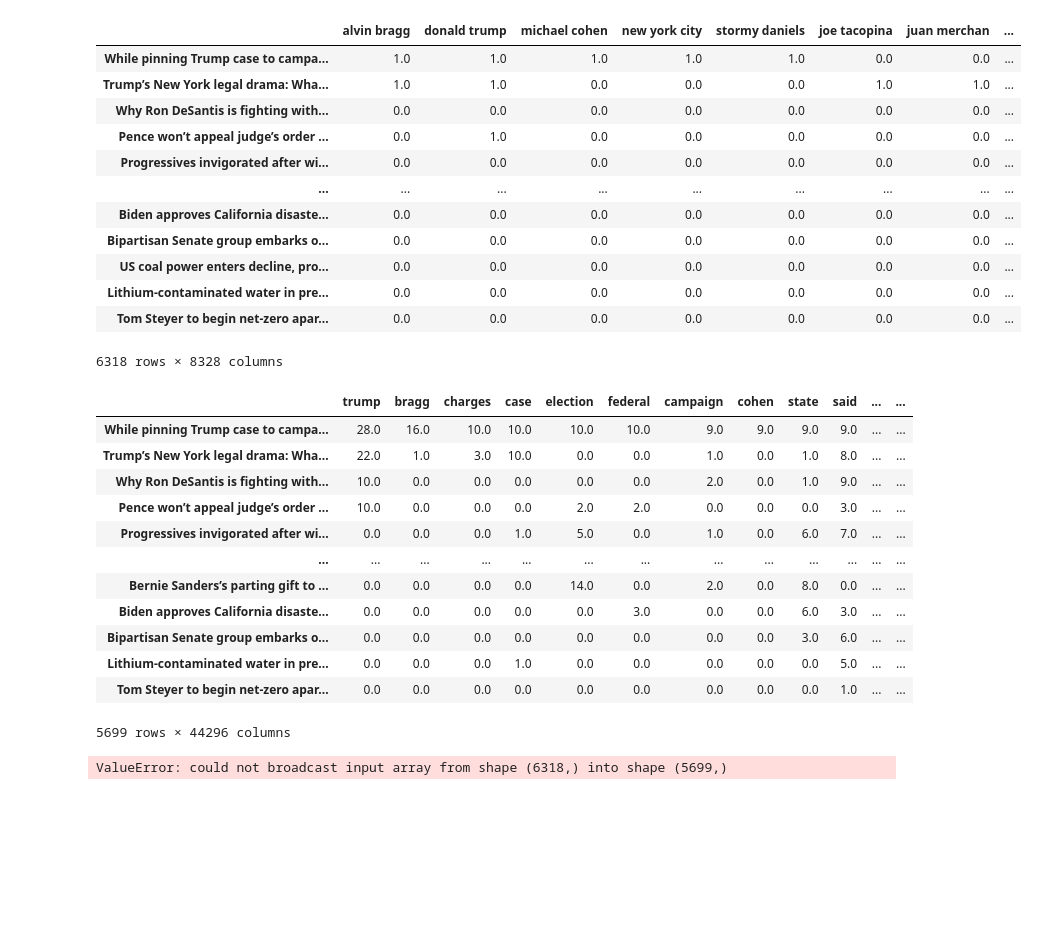
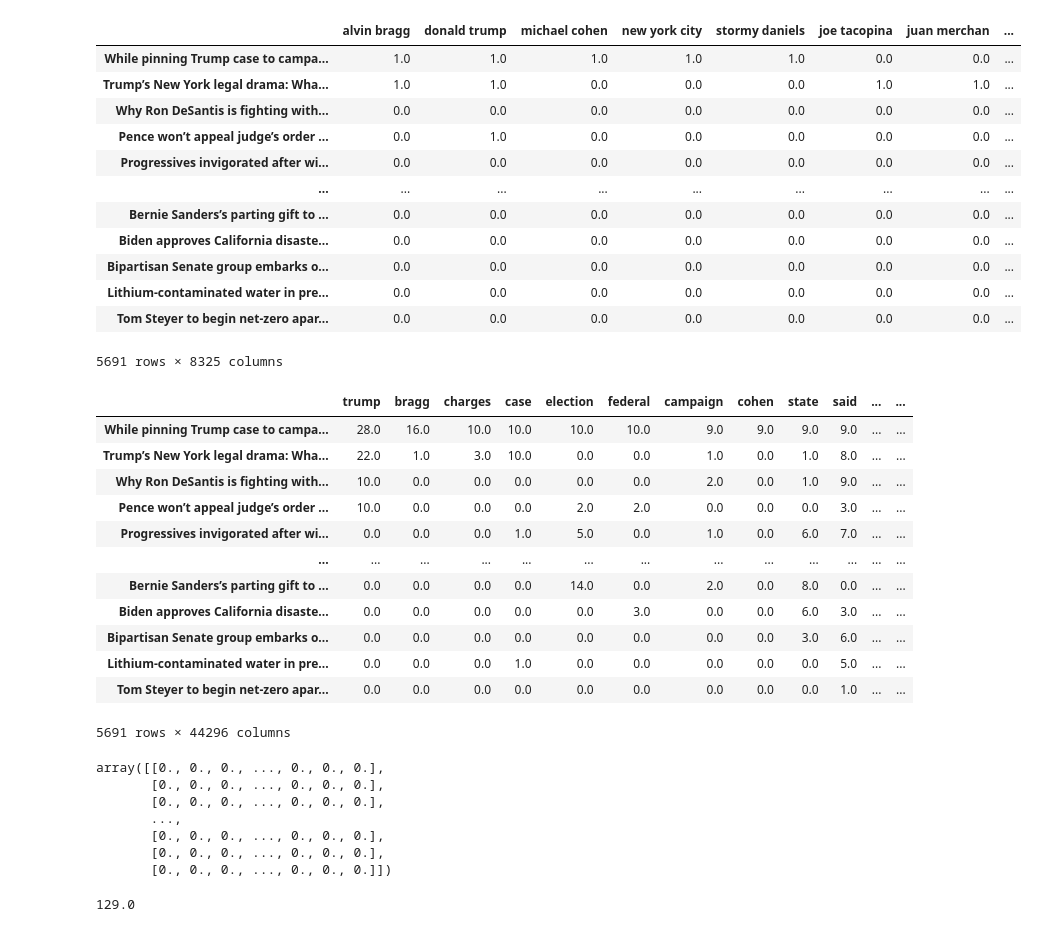
Before and after one commit to ZhafranBahij/real-time-automatic-tag, a Jupyter notebook: jupyter_ver_mk2.ipynb, the cells around one changed output. Drawn from its saved outputs; the diff is of its cells as text; code cells hidden in the pictures; blank space fills up the shorter version.

```diff
--- a/jupyter_ver_test copy.ipynb
+++ b/jupyter_ver_mk2.ipynb
@@ -1,5 +1,5 @@
 # %%
-import data_from_database as dfd
+import data_from_database_mk2 as dfd
 import nltk
 import numpy
 import pandas
@@ -9,11 +9,7 @@ from nltk.corpus import stopwords
 from nltk.tokenize import word_tokenize
 
 # Mengambil data dari database
-dataset_document_word, dataset_tag_document = dfd.get_data()
-# dataset_tag_document = dfd.get_document_and_tag()
-
-# Tempat untuk menghitung banyaknya word dalam suatu dokumen
-dataframe_document_word = []
+dataset_document = dfd.get_data()
 
 def wordProcessing(content_article):
     """
@@ -44,20 +40,23 @@ def documentWordProcessing(content_article, title_article):
     )
     return datafr
 # %%
-def document_tag_processing(dataset_tag_document):
-  title_before = dataset_tag_document[0][1]
+def document_processing(dataset_document):
+  title_before = dataset_document[0][1]
+  dataframe_document_word = []
+  dataframe_document_word.append(documentWordProcessing(dataset_document[0][2], dataset_document[0][1]))
 
   tag_dictionary = {}
   # Tempat untuk menghitung banyaknya tag dalam suatu dokumen
   dataframe_document_tag = []
 
-  for data in dataset_tag_document:
+  for data in dataset_document:
     # Jika judul dokumen berbeda dengan row sebelumnya
     if title_before != data[1]:
       datafr = pandas.DataFrame(tag_dictionary,
           index=[title_before]
       )
       dataframe_document_tag.append(datafr)
+      dataframe_document_word.append(documentWordProcessing(data[2], data[1]))
       title_before = data[1]
       tag_dictionary.clear()
 
@@ -69,30 +68,28 @@ def document_tag_processing(dataset_tag_document):
   dataframe_document_tag.append(datafr)
   tag_dictionary.clear()
 
-  return dataframe_document_tag
+  return dataframe_document_tag, dataframe_document_word
+# %%
+dataframe_document_tag, dataframe_document_word = document_processing(dataset_document)
 # %%
-dataframe_document_tag_join = pandas.concat(document_tag_processing(dataset_tag_document))
+dataframe_document_tag_join = pandas.concat(dataframe_document_tag)
 dataframe_document_tag_join = dataframe_document_tag_join.fillna(0)
-# print(dataframe_document_tag_join)
 dataframe_document_tag_join
 # %% [output]
 |  | alvin bragg | donald trump | michael cohen | new york city | stormy daniels | joe tacopina | juan merchan | ... |
 | While pinning Trump case to campa... | 1.0 | 1.0 | 1.0 | 1.0 | 1.0 | 0.0 | 0.0 | ... |
 | Trump’s New York legal drama: Wha... | 1.0 | 1.0 | 0.0 | 0.0 | 0.0 | 1.0 | 1.0 | ... |
 | Why Ron DeSantis is fighting with... | 0.0 | 0.0 | 0.0 | 0.0 | 0.0 | 0.0 | 0.0 | ... |
 | Pence won’t appeal judge’s order ... | 0.0 | 1.0 | 0.0 | 0.0 | 0.0 | 0.0 | 0.0 | ... |
 | Progressives invigorated after wi... | 0.0 | 0.0 | 0.0 | 0.0 | 0.0 | 0.0 | 0.0 | ... |
 | ... | ... | ... | ... | ... | ... | ... | ... | ... |
+| Bernie Sanders’s parting gift to ... | 0.0 | 0.0 | 0.0 | 0.0 | 0.0 | 0.0 | 0.0 | ... |
 | Biden approves California disaste... | 0.0 | 0.0 | 0.0 | 0.0 | 0.0 | 0.0 | 0.0 | ... |
 | Bipartisan Senate group embarks o... | 0.0 | 0.0 | 0.0 | 0.0 | 0.0 | 0.0 | 0.0 | ... |
-| US coal power enters decline, pro... | 0.0 | 0.0 | 0.0 | 0.0 | 0.0 | 0.0 | 0.0 | ... |
 | Lithium-contaminated water in pre... | 0.0 | 0.0 | 0.0 | 0.0 | 0.0 | 0.0 | 0.0 | ... |
 | Tom Steyer to begin net-zero apar... | 0.0 | 0.0 | 0.0 | 0.0 | 0.0 | 0.0 | 0.0 | ... |
-6318 rows × 8328 columns
+5691 rows × 8325 columns
 # %%
-for data in dataset_document_word:
-    dataframe_document_word.append(documentWordProcessing(data[1], data[0]))
-
 dataframe_document_word_join = pandas.concat(dataframe_document_word)
 dataframe_document_word_join = dataframe_document_word_join.fillna(0)
 dataframe_document_word_join
@@ -109,7 +106,7 @@ dataframe_document_word_join
 | Bipartisan Senate group embarks o... | 0.0 | 0.0 | 0.0 | 0.0 | 0.0 | 0.0 | 0.0 | 0.0 | 3.0 | 6.0 | ... | ... |
 | Lithium-contaminated water in pre... | 0.0 | 0.0 | 0.0 | 1.0 | 0.0 | 0.0 | 0.0 | 0.0 | 0.0 | 5.0 | ... | ... |
 | Tom Steyer to begin net-zero apar... | 0.0 | 0.0 | 0.0 | 0.0 | 0.0 | 0.0 | 0.0 | 0.0 | 0.0 | 1.0 | ... | ... |
-5699 rows × 44296 columns
+5691 rows × 44296 columns
 # %%
 
 def matrixABtoW(A, B):
@@ -149,6 +146,14 @@ def matrixABtoW(A, B):
 matrix_w = matrixABtoW(dataframe_document_tag_join.to_numpy().transpose(), dataframe_document_word_join.to_numpy())
 matrix_w
 # %% [output]
-ValueError: could not broadcast input array from shape (6318,) into shape (5699,)
+array([[0., 0., 0., ..., 0., 0., 0.],
+       [0., 0., 0., ..., 0., 0., 0.],
+       [0., 0., 0., ..., 0., 0., 0.],
+       ...,
+       [0., 0., 0., ..., 0., 0., 0.],
+       [0., 0., 0., ..., 0., 0., 0.],
+       [0., 0., 0., ..., 0., 0., 0.]])
 # %%
 matrix_w.max()
+# %% [output]
+129.0
```
Also changed, not shown: 9 other files.
